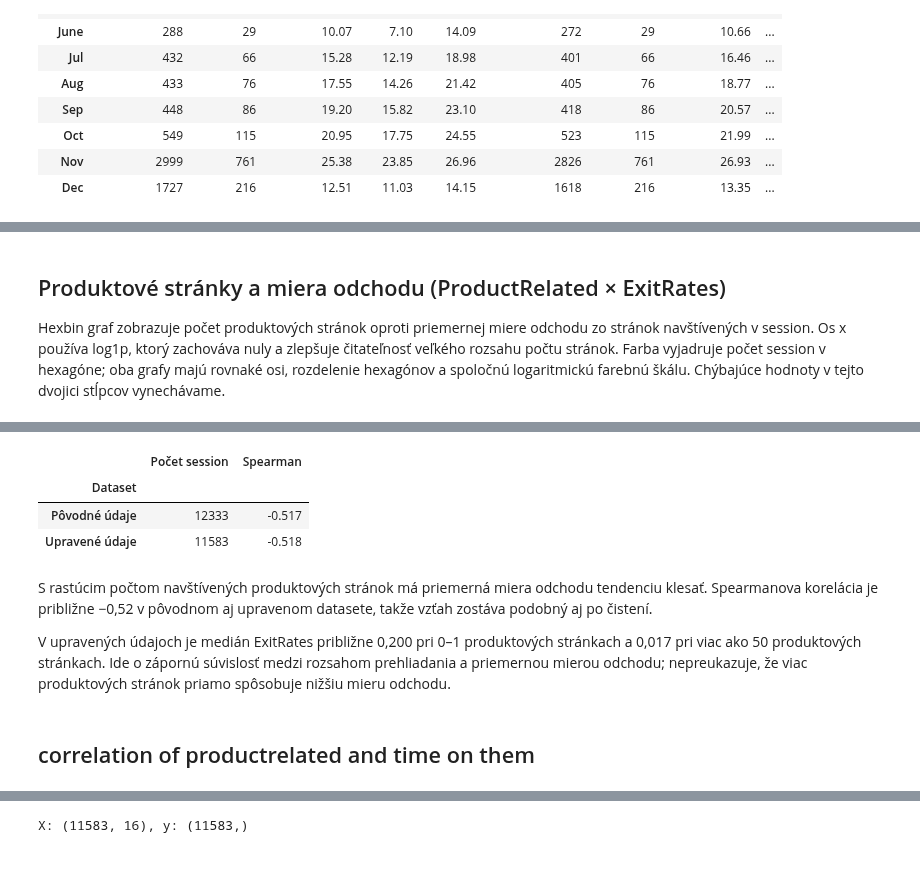
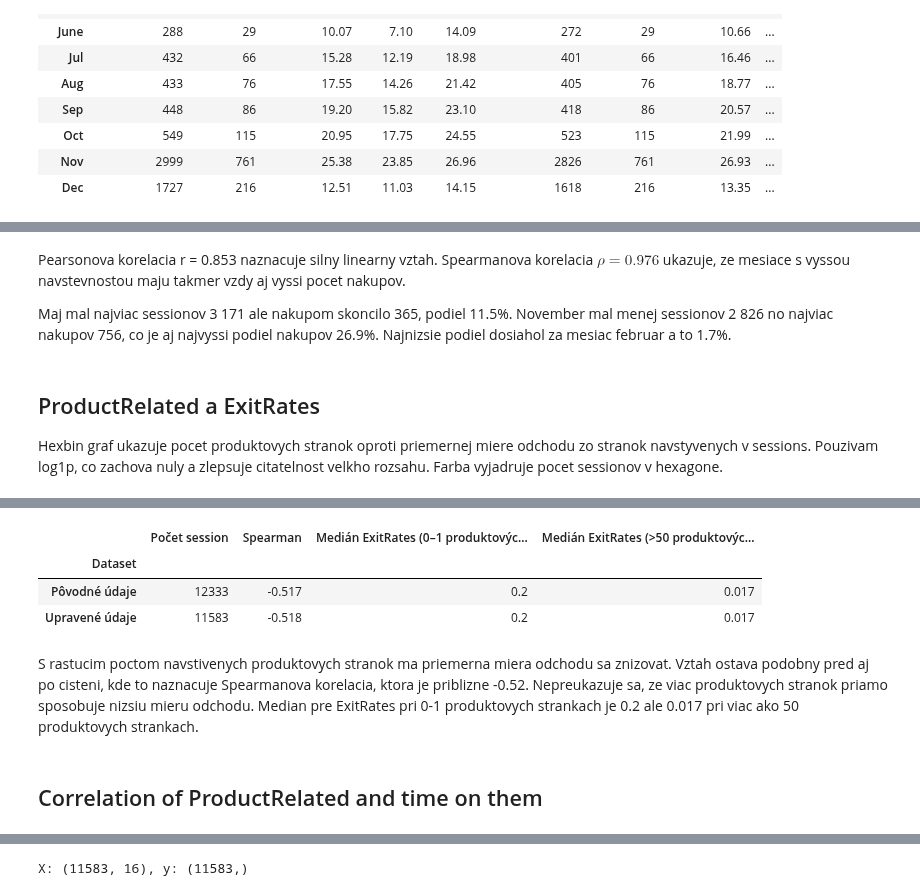
Before and after one commit to samuelbagin1/suns, a Jupyter notebook: zadania/01/main.ipynb, the cells around one changed output, grey strips where cells are left out. Saved outputs shown, nothing was run; the diff lists cells and outputs as text; code cells hidden in the pictures; blank space fills up the shorter version.

```diff
--- a/zadania/01/main.ipynb
+++ b/zadania/01/main.ipynb
@@ -356,7 +451,11 @@ Boxplot vpravo sumarizuje medián, kvartily a rozsah mesačných podielov nákup
+# %% [markdown]
+Pearsonova korelacia r = 0.853 naznacuje silny linearny vztah. Spearmanova korelacia $\rho = 0.976$ ukazuje, ze mesiace s vyssou navstevnostou maju takmer vzdy aj vyssi pocet nakupov.
+
+Maj mal najviac sessionov 3 171 ale nakupom skoncilo 365, podiel 11.5%. November mal menej sessionov 2 826 no najviac nakupov 756, co je aj najvyssi podiel nakupov 26.9%. Najnizsie podiel dosiahol za mesiac februar a to 1.7%.
 # %% [markdown]
-## Produktové stránky a miera odchodu (ProductRelated × ExitRates)
+## ProductRelated a ExitRates
 
-Hexbin graf zobrazuje počet produktových stránok oproti priemernej miere odchodu zo stránok navštívených v session. Os x používa log1p, ktorý zachováva nuly a zlepšuje čitateľnosť veľkého rozsahu počtu stránok. Farba vyjadruje počet session v hexagóne; oba grafy majú rovnaké osi, rozdelenie hexagónov a spoločnú logaritmickú farebnú škálu. Chýbajúce hodnoty v tejto dvojici stĺpcov vynechávame.
+Hexbin graf ukazuje pocet produktovych stranok oproti priemernej miere odchodu zo stranok navstyvenych v sessions. Pouzivam log1p, co zachova nuly a zlepsuje citatelnost velkho rozsahu. Farba vyjadruje pocet sessionov v hexagone.
 # %%
 from matplotlib.colors import LogNorm
 
@@ -386,42 +485,49 @@ for ax, (label, pair) in zip(axes, exit_pairs.items()):
         gridsize=(45, 30),
         extent=extent,
         mincnt=1,
         cmap="viridis",
     ))
     ax.set(
         title=f"{label}: n={len(pair)}, Spearman ρ={correlation:.3f}",
         xlabel="log1p(ProductRelated)",
         ylabel="ExitRates",
         xlim=extent[:2],
         ylim=extent[2:],
     )
     exit_summary.append({
         "Dataset": label,
         "Počet session": len(pair),
         "Spearman": correlation,
+        "Medián ExitRates (0–1 produktových stránok)": pair.loc[
+            pair["ProductRelated"].between(0, 1), "ExitRates"
+        ].median(),
+        "Medián ExitRates (>50 produktových stránok)": pair.loc[
+            pair["ProductRelated"] > 50, "ExitRates"
+        ].median(),
     })
 
 density_norm = LogNorm(
     vmin=1, vmax=max(2, max(grid.get_array().max() for grid in hexagons))
 )
 for grid in hexagons:
     grid.set_norm(density_norm)
 
-fig.colorbar(hexagons[0], ax=axes, label="Počet session v hexagóne (logaritmická škála)")
+fig.colorbar(
+    hexagons[0], ax=axes,
+    label="Počet session v hexagóne (logaritmická škála)"
+)
 fig.suptitle("Počet produktových stránok a priemerná miera odchodu")
 plt.show()
 
 pd.DataFrame(exit_summary).set_index("Dataset").round(3)
 # %% [output]
 [figure]
-|  | Počet session | Spearman |
-| Dataset |  |  |
-| Pôvodné údaje | 12333 | -0.517 |
-| Upravené údaje | 11583 | -0.518 |
+|  | Počet session | Spearman | Medián ExitRates (0–1 produktovýc... | Medián ExitRates (>50 produktovýc... |
+| Dataset |  |  |  |  |
+| Pôvodné údaje | 12333 | -0.517 | 0.2 | 0.017 |
+| Upravené údaje | 11583 | -0.518 | 0.2 | 0.017 |
 # %% [markdown]
-S rastúcim počtom navštívených produktových stránok má priemerná miera odchodu tendenciu klesať. Spearmanova korelácia je približne −0,52 v pôvodnom aj upravenom datasete, takže vzťah zostáva podobný aj po čistení.
-
-V upravených údajoch je medián ExitRates približne 0,200 pri 0–1 produktových stránkach a 0,017 pri viac ako 50 produktových stránkach. Ide o zápornú súvislosť medzi rozsahom prehliadania a priemernou mierou odchodu; nepreukazuje, že viac produktových stránok priamo spôsobuje nižšiu mieru odchodu.
+S rastucim poctom navstivenych produktovych stranok ma priemerna miera odchodu sa znizovat. Vztah ostava podobny pred aj po cisteni, kde to naznacuje Spearmanova korelacia, ktora je priblizne -0.52. Nepreukazuje sa, ze viac produktovych stranok priamo sposobuje nizsiu mieru odchodu. Median pre ExitRates pri 0-1 produktovych strankach je 0.2 ale 0.017 pri viac ako 50 produktovych strankach.
 # %% [markdown]
-## correlation of productrelated and time on them
+## Correlation of ProductRelated and time on them
 # %%
```
Also changed, not shown: parts of 8 cells of this notebook.
